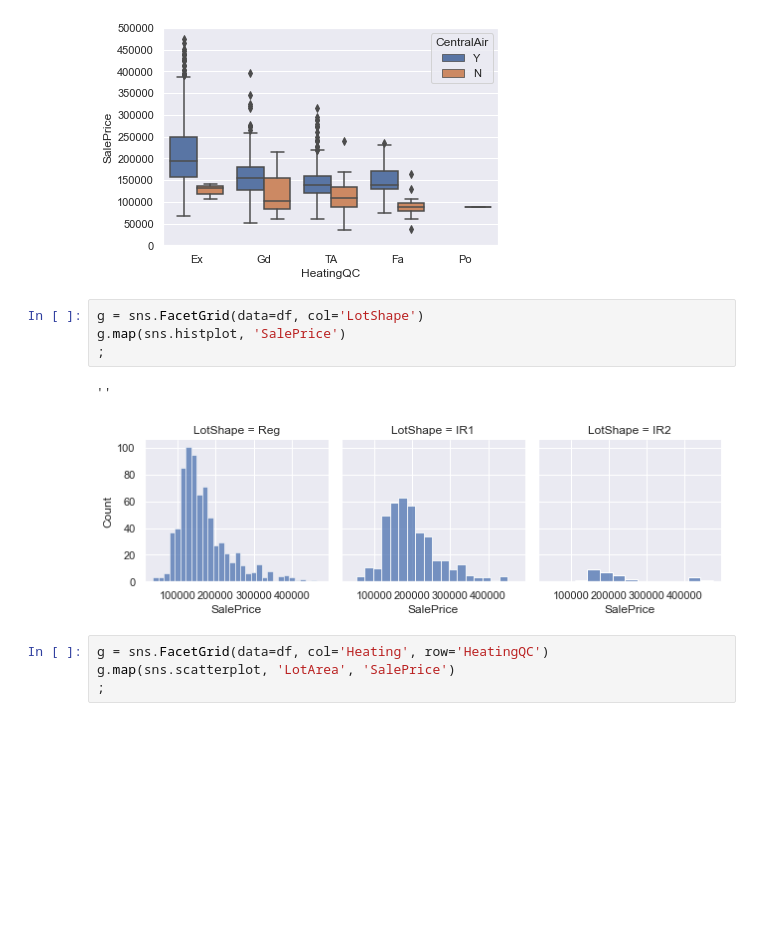
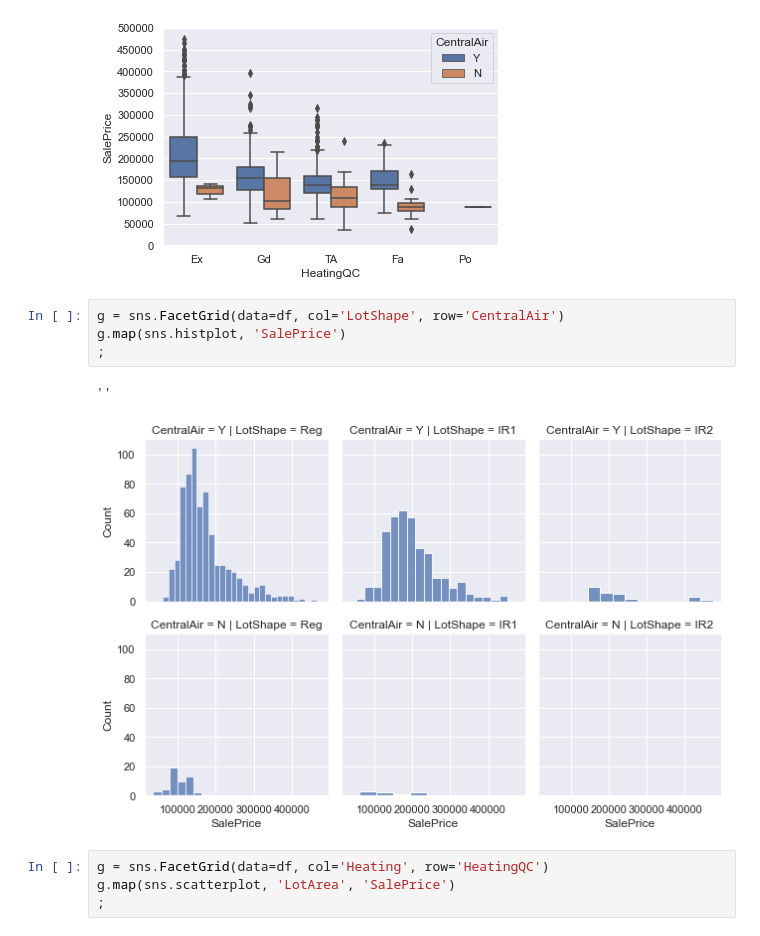
Before and after one commit to Moaaz-Mahmoud/Third-Year-Electrical-Testing-3A, a Jupyter notebook: class-3-data_analysis_and_ml/house-pricing/src.ipynb, the cells around one changed output. Cells and saved outputs as stored; diff of their text form; blank space fills up the shorter version.

```diff
--- a/class-3-data_analysis_and_ml/house-pricing/src.ipynb
+++ b/class-3-data_analysis_and_ml/house-pricing/src.ipynb
@@ -469,12 +469,12 @@ plt.yticks(np.arange(0, 500e3+50e3, 50e3))
 ''
 [figure]
 # %%
-g = sns.FacetGrid(data=df, col='LotShape')
+g = sns.FacetGrid(data=df, col='LotShape', row='CentralAir')
 g.map(sns.histplot, 'SalePrice')
 ;
 # %% [output]
 ''
-[figure, old version]
+[figure, new version]
 # %%
 g = sns.FacetGrid(data=df, col='Heating', row='HeatingQC')
 g.map(sns.scatterplot, 'LotArea', 'SalePrice')
```
Also changed, not shown: parts of 7 cells of this notebook, 5 other files.
